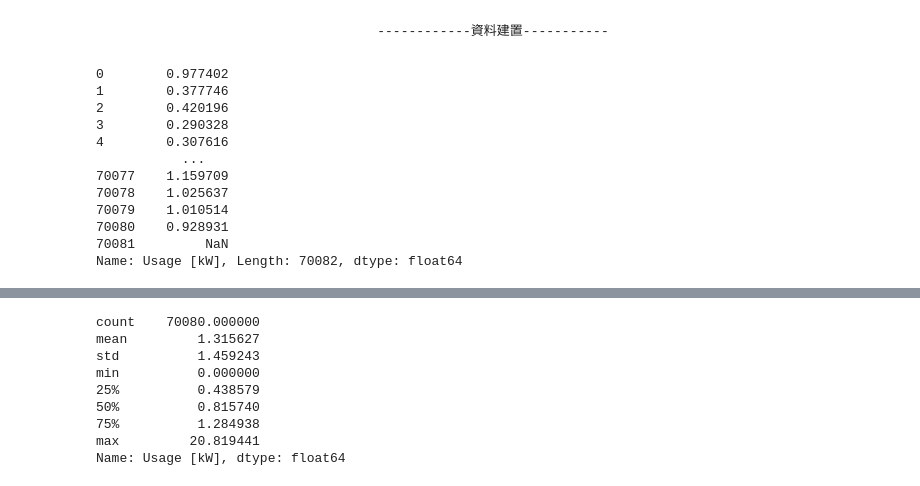
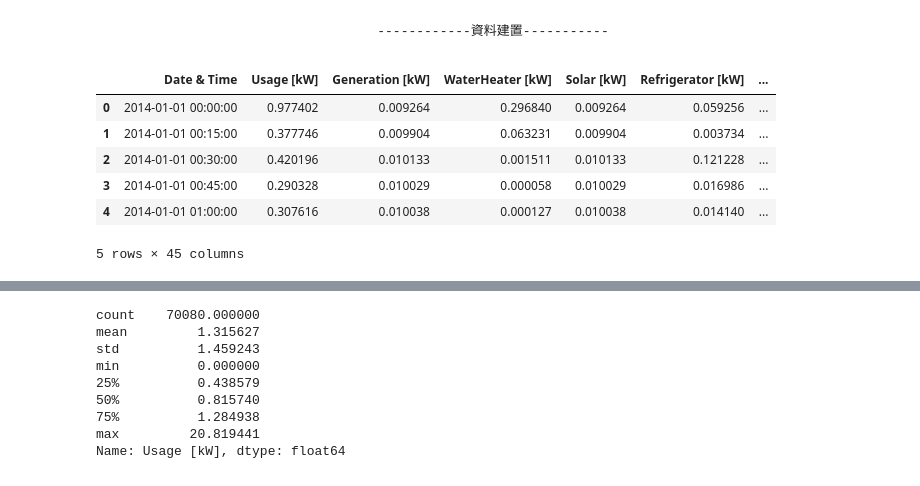
Before and after one commit to williron3960/ML-DL, a Jupyter notebook: linearRegression.ipynb, the cells around one changed output, grey strips where cells are left out. Cells and saved outputs as stored; diff of their text form; code cells hidden in the pictures.

```diff
--- a/linearRegression.ipynb
+++ b/linearRegression.ipynb
@@ -14,22 +14,16 @@ pw2014_ini=pd.read_csv('homeF_2014_merge_2.csv')
 pw2015_ini=pd.read_csv('homeF_2015_merge_2.csv')
 # %%
 power = pd.concat([pw2014_ini,pw2015_ini],axis=0,ignore_index=True)
-# %%
-#power.head()
-power['Usage [kW]']
-# %% [output]
-0        0.977402
-1        0.377746
-2        0.420196
-3        0.290328
-4        0.307616
-           ...
-70077    1.159709
-70078    1.025637
-70079    1.010514
-70080    0.928931
-70081         NaN
-Name: Usage [kW], Length: 70082, dtype: float64
+# %%
+power.head()
+# %% [output]
+|  | Date & Time | Usage [kW] | Generation [kW] | WaterHeater [kW] | Solar [kW] | Refrigerator [kW] | ... |
+| 0 | 2014-01-01 00:00:00 | 0.977402 | 0.009264 | 0.296840 | 0.009264 | 0.059256 | ... |
+| 1 | 2014-01-01 00:15:00 | 0.377746 | 0.009904 | 0.063231 | 0.009904 | 0.003734 | ... |
+| 2 | 2014-01-01 00:30:00 | 0.420196 | 0.010133 | 0.001511 | 0.010133 | 0.121228 | ... |
+| 3 | 2014-01-01 00:45:00 | 0.290328 | 0.010029 | 0.000058 | 0.010029 | 0.016986 | ... |
+| 4 | 2014-01-01 01:00:00 | 0.307616 | 0.010038 | 0.000127 | 0.010038 | 0.014140 | ... |
+5 rows × 45 columns
 # %%
 #將標題儲存下來
 cols=power.columns
```
Also changed, not shown: parts of 1 cell of this notebook.
